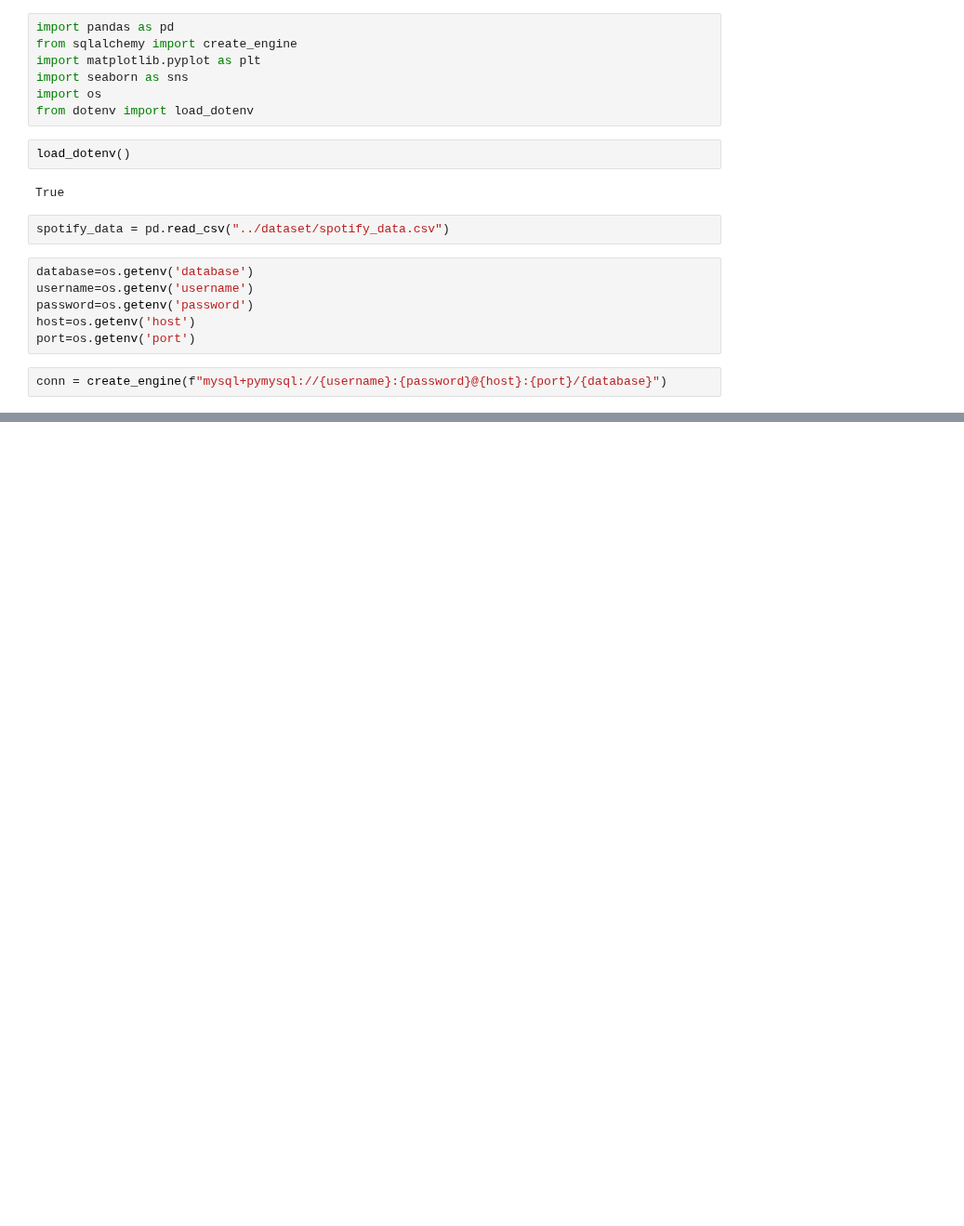
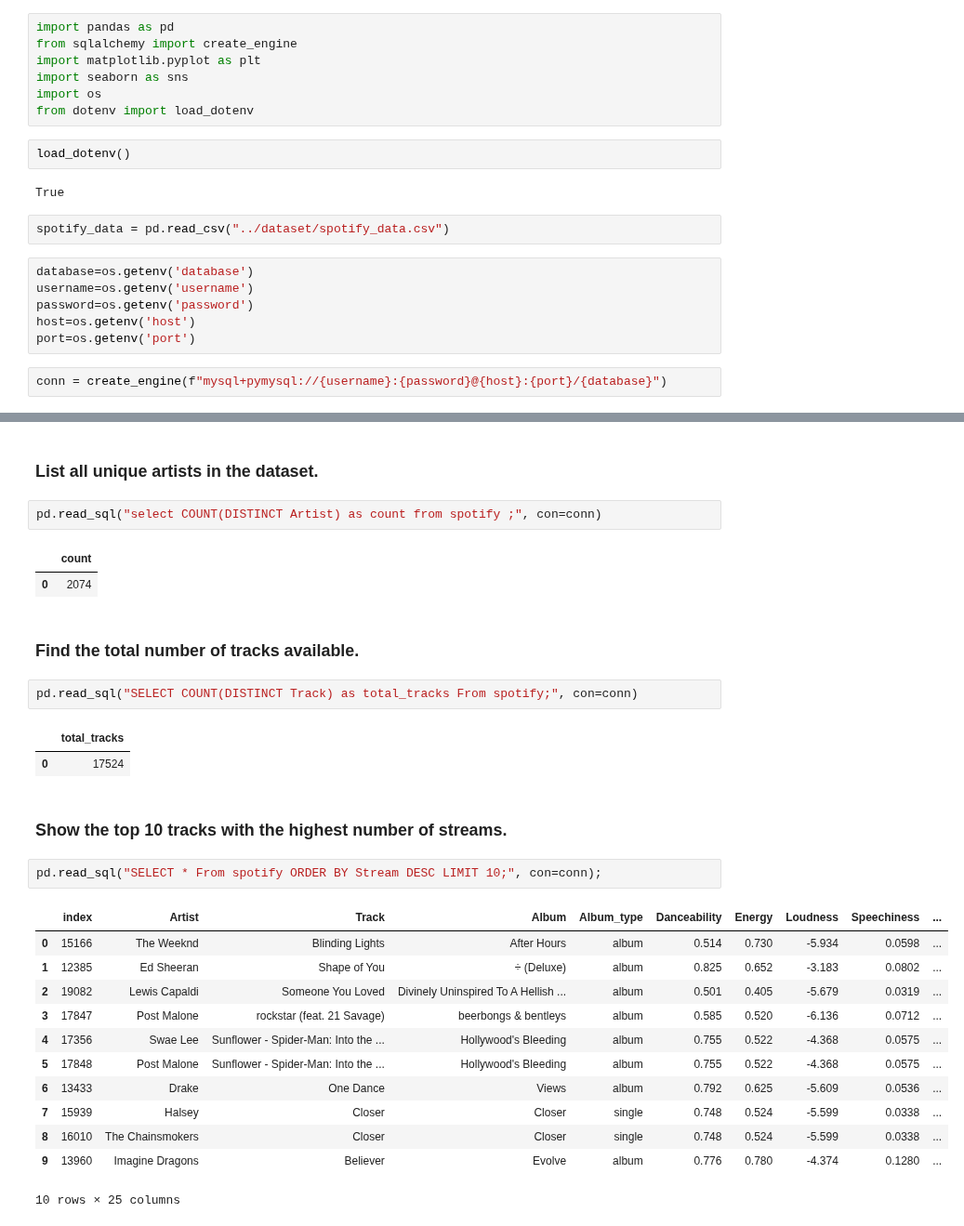
Before and after one commit to Himmu5/data-analysis, a Jupyter notebook: notebooks/spotify_analysis.ipynb, the cells around one changed output, grey strips where cells are left out. Shown at 93% size. Drawn from its saved outputs; the diff is of its cells as text; blank space fills up the shorter version.

Commit message:
feat: spotify data analysis added

```diff
--- a/notebooks/spotify_analysis.ipynb
+++ b/notebooks/spotify_analysis.ipynb
@@ -43,0 +63,31 @@ pd.read_sql("SELECT * from spotify;", con=conn)
+# %% [markdown]
+### List all unique artists in the dataset.
+# %%
+pd.read_sql("select COUNT(DISTINCT Artist) as count from spotify ;", con=conn)
+# %% [output]
+|  | count |
+| 0 | 2074 |
+# %% [markdown]
+### Find the total number of tracks available.
+# %%
+pd.read_sql("SELECT COUNT(DISTINCT Track) as total_tracks From spotify;", con=conn)
+# %% [output]
+|  | total_tracks |
+| 0 | 17524 |
+# %% [markdown]
+### Show the top 10 tracks with the highest number of streams.
+# %%
+pd.read_sql("SELECT * From spotify ORDER BY Stream DESC LIMIT 10;", con=conn);
+# %% [output]
+|  | index | Artist | Track | Album | Album_type | Danceability | Energy | Loudness | Speechiness | ... |
+| 0 | 15166 | The Weeknd | Blinding Lights | After Hours | album | 0.514 | 0.730 | -5.934 | 0.0598 | ... |
+| 1 | 12385 | Ed Sheeran | Shape of You | ÷ (Deluxe) | album | 0.825 | 0.652 | -3.183 | 0.0802 | ... |
+| 2 | 19082 | Lewis Capaldi | Someone You Loved | Divinely Uninspired To A Hellish ... | album | 0.501 | 0.405 | -5.679 | 0.0319 | ... |
+| 3 | 17847 | Post Malone | rockstar (feat. 21 Savage) | beerbongs & bentleys | album | 0.585 | 0.520 | -6.136 | 0.0712 | ... |
+| 4 | 17356 | Swae Lee | Sunflower - Spider-Man: Into the ... | Hollywood's Bleeding | album | 0.755 | 0.522 | -4.368 | 0.0575 | ... |
+| 5 | 17848 | Post Malone | Sunflower - Spider-Man: Into the ... | Hollywood's Bleeding | album | 0.755 | 0.522 | -4.368 | 0.0575 | ... |
+| 6 | 13433 | Drake | One Dance | Views | album | 0.792 | 0.625 | -5.609 | 0.0536 | ... |
+| 7 | 15939 | Halsey | Closer | Closer | single | 0.748 | 0.524 | -5.599 | 0.0338 | ... |
+| 8 | 16010 | The Chainsmokers | Closer | Closer | single | 0.748 | 0.524 | -5.599 | 0.0338 | ... |
+| 9 | 13960 | Imagine Dragons | Believer | Evolve | album | 0.776 | 0.780 | -4.374 | 0.1280 | ... |
+10 rows × 25 columns
```
Also changed, not shown: parts of 14 cells of this notebook, 1 other file.
